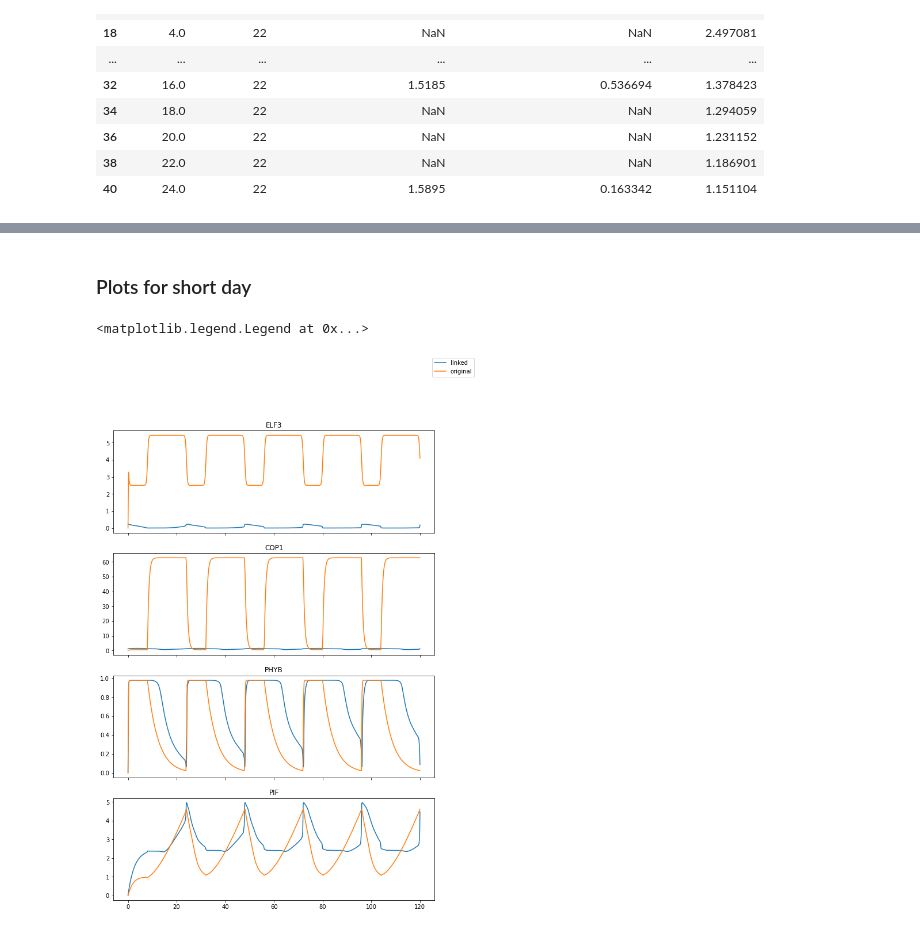
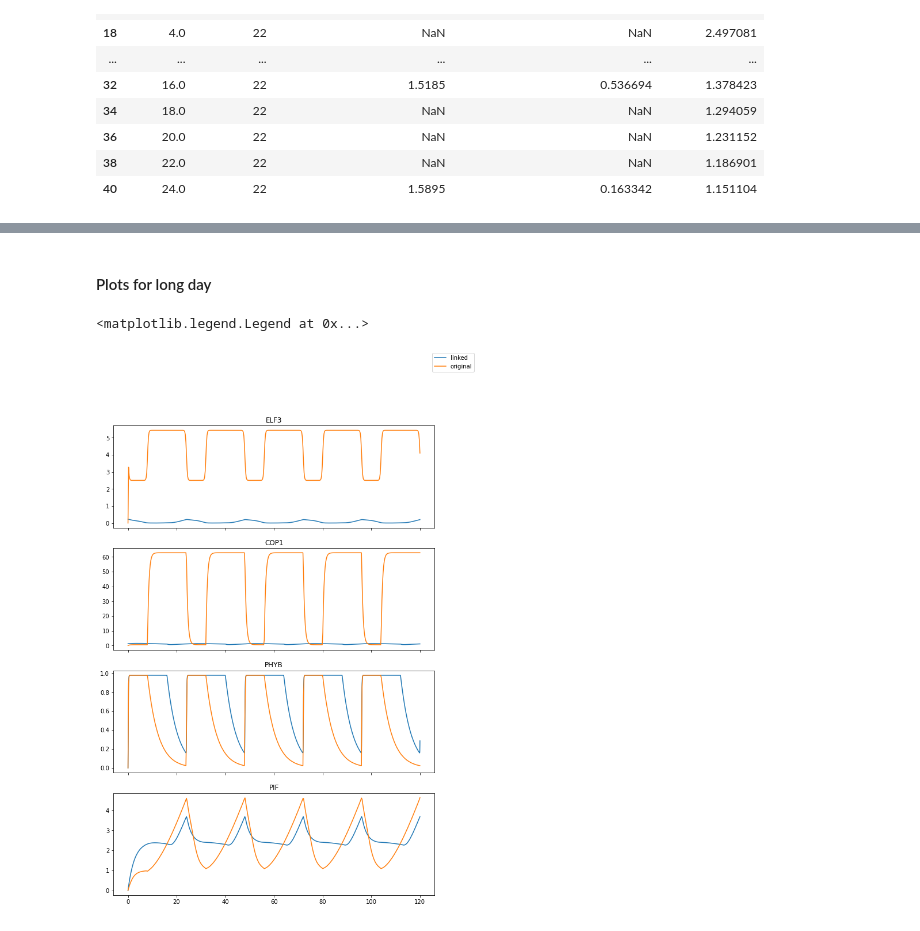
Before and after one commit to cbantock/arabidopsis_clock_linked_growth_model, a Jupyter notebook: CB_hypocotyl_growth_model.ipynb, the cells around one changed output, grey strips where cells are left out. Cells and saved outputs as stored; diff of their text form; code cells hidden in the pictures.

```diff
--- a/CB_hypocotyl_growth_model.ipynb
+++ b/CB_hypocotyl_growth_model.ipynb
@@ -816,7 +763,7 @@ clock_outputs = 'LHY mRNA,P,GI-ZTL,GI-ELF3 cytoplasm,LHY prot,TOC1 mRNA,PRR9 pro
 
 clock_outputs = clock_outputs.split(',')
 clock_outputs
-header = []
+header = ['time_steps']
 for item in clock_outputs:
     item = item.replace(" ", '_')
     header.append(item)
@@ -858,0 +770,13 @@ tot_linked_growth_df
+# %%
+def create_df(output_dict, sim):
+    sim_df = pd.concat([pd.DataFrame(output_dict[sim]['time_steps']), pd.DataFrame(output_dict[sim]['prot_dyn'])],axis=1)
+    sim_df.columns=(header)
+    return sim_df
+# %%
+Y0 = create_df(sim_outputs,'Y0')
+Y4 = create_df(sim_outputs,'Y4')
+Y8 = create_df(sim_outputs,'Y8')
+Y12 = create_df(sim_outputs,'Y12')
+Y16 = create_df(sim_outputs,'Y16')
+Y20 = create_df(sim_outputs,'Y20')
+Y24 = create_df(sim_outputs,'Y24')
@@ -962,33 +962,35 @@ DFdata_22
 # %% [markdown]
-### Plots for short day
+#### Plots for long day
+# %%
+linked_growth_16 = Y16[['time_steps', 'PHYB', 'ELF3', 'PIF', 'COP1', 'growth']]
 # %%
 fig, ax = plt.subplots(4, sharex=True, figsize=(10,15))
 
 # ELF3
-ax[0].plot(growth_model_linked['time_steps'], growth_model_linked['ELF3'], label = 'joint')
+ax[0].plot(linked_growth_16['time_steps'], linked_growth_16['ELF3'], label = 'joint')
 ax[0].plot(hypo_results_short_day_df['Time'], hypo_results_short_day_df['ELF322'], label = 'original')
 #ax[0].legend(loc='best')
 ax[0].set_title('ELF3')
 
 # COP1
-ax[1].plot(growth_model_linked['time_steps'], growth_model_linked['COP1'], label = 'joint' )
+ax[1].plot(linked_growth_16['time_steps'], linked_growth_16['COP1'], label = 'joint' )
 ax[1].plot(hypo_results_short_day_df['Time'], hypo_results_short_day_df['COP122'], label = 'original')
 #ax[1].legend(loc='best')
 ax[1].set_title('COP1')
 
 # PHYB
-ax[2].plot(growth_model_linked['time_steps'], growth_model_linked['PHYB'], label = 'joint' )
+ax[2].plot(linked_growth_16['time_steps'], linked_growth_16['PHYB'], label = 'joint' )
 ax[2].plot(hypo_results_short_day_df['Time'], hypo_results_short_day_df['phyb22'], label = 'original')
 #ax[2].legend(loc='best')
 ax[2].set_title('PHYB')
 
 # PIF
-ax[3].plot(growth_model_linked['time_steps'], growth_model_linked['PIF'], label = 'joint' )
+ax[3].plot(linked_growth_16['time_steps'], linked_growth_16['PIF'], label = 'joint' )
 ax[3].plot(hypo_results_short_day_df['Time'], hypo_results_short_day_df['PIF422'], label = 'original')
 #ax[3].legend(loc='best')
 ax[3].set_title('PIF')
 
 fig.legend(labels = ['linked', 'original'])
 # %% [output]
 <matplotlib.legend.Legend at 0x...>
-[figure, old version]
+[figure, new version]
```
Also changed, not shown: parts of 57 cells of this notebook, 1 other file.
